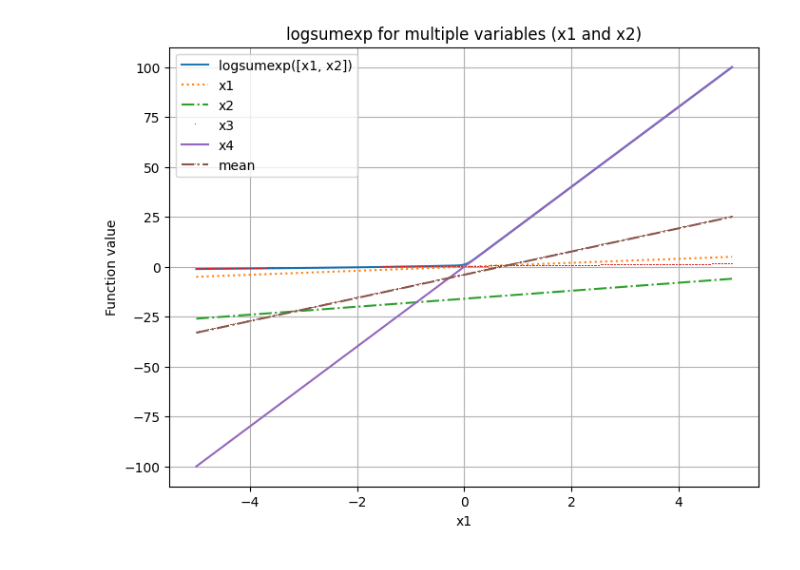
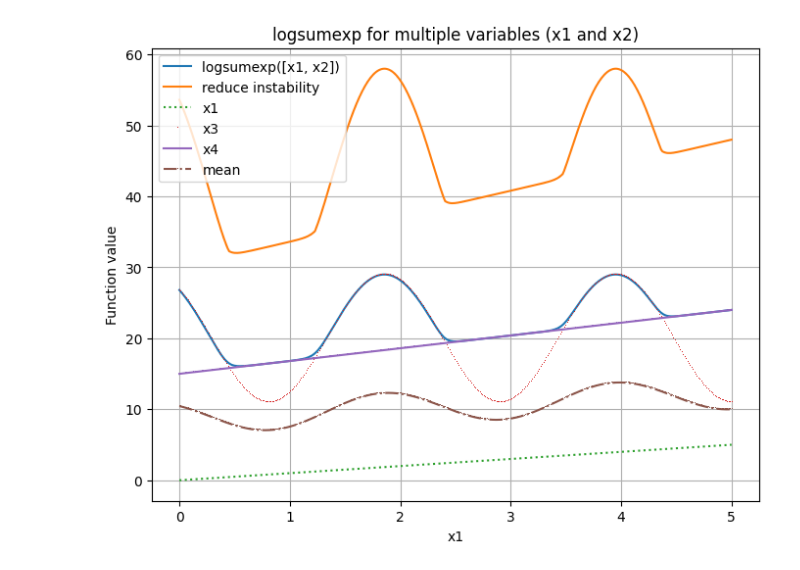
Before and after one commit to onetensor/d2l.ai, a Jupyter notebook: chapter_linear-classification/softmax-regression.ipynb, the cells around one changed output. Cells and saved outputs as stored; diff of their text form; code cells hidden in the pictures.

```diff
--- a/chapter_linear-classification/softmax-regression.ipynb
+++ b/chapter_linear-classification/softmax-regression.ipynb
@@ -747,34 +758,41 @@ values has a higher cross entropy loss, as sigma(y_j * o_j) should be zero apart
 # %%
 #FOR QUESTION 6 TESTING
 import matplotlib.pyplot as plt
 
 import numpy as np
 from scipy.special import logsumexp
 # Define multiple input vectors
+'''
 x1 = np.linspace(-5, 5, 400)
 x2 = 2 * (x1-8)  # A second variable dependent on x1
 x3 = 0.23* (x1)
 x4 = 20 * x1
+'''
+x1 = np.linspace(0, 5, 400)
+x3 = np.sin(x1*3 -4) + (20/9)
+x3 *= 9
+x4 = 1.8 * x1 + 15
 
-mean = (x1 + x2 + x3 + x4)/4
+mean = (x1 + x3 + x4)/4
 # Stack inputs for logsumexp over axis=0 (treat each column as a sample)
-X = np.vstack([x1, x2, x3, x4])
+X = np.vstack([x1, x3, x4])
 lse_multi = logsumexp(X, axis=0)
 
+lse_stab = logsumexp(X + np.max(X, axis= 0), axis = 0)
 # Plotting
 plt.figure(figsize=(8, 6))
 plt.plot(x1, lse_multi, label='logsumexp([x1, x2])')
+plt.plot(x1, lse_stab, label='reduce instability')
 plt.plot(x1, x1, ':', label='x1')
-plt.plot(x1, x2, '-.', label='x2')
 plt.plot(x1, x3, ',', label='x3')
 plt.plot(x1, x4, '-,', label='x4')
 plt.plot(x1, mean, '-.,', label='mean')
 
 plt.title('logsumexp for multiple variables (x1 and x2)')
 plt.xlabel('x1')
 plt.ylabel('Function value')
 plt.legend()
 plt.grid(True)
 plt.show()
 # %% [output]
-[figure, old version]
+[figure, new version]
```
Also changed, not shown: parts of 1 cell of this notebook.
